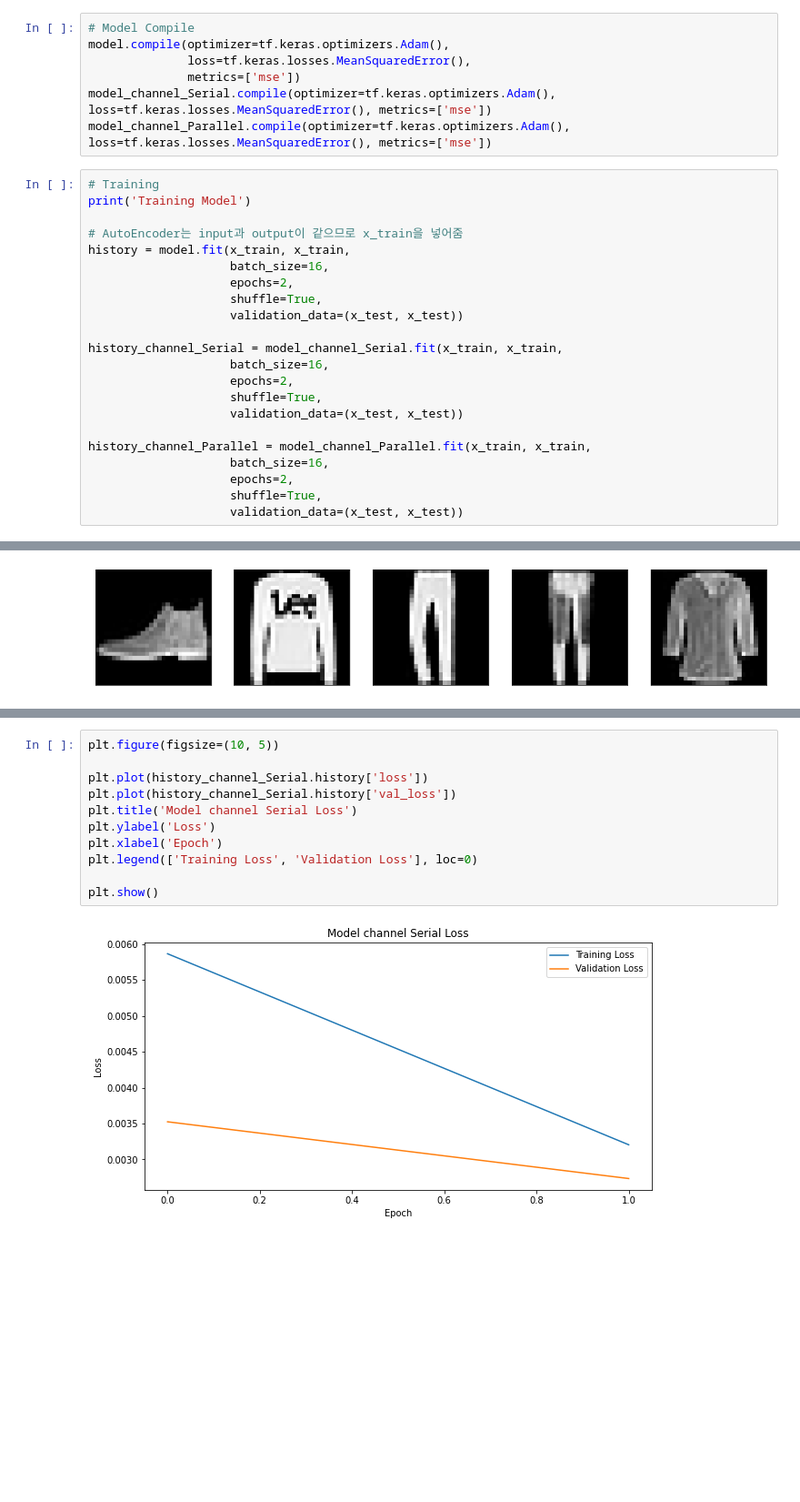
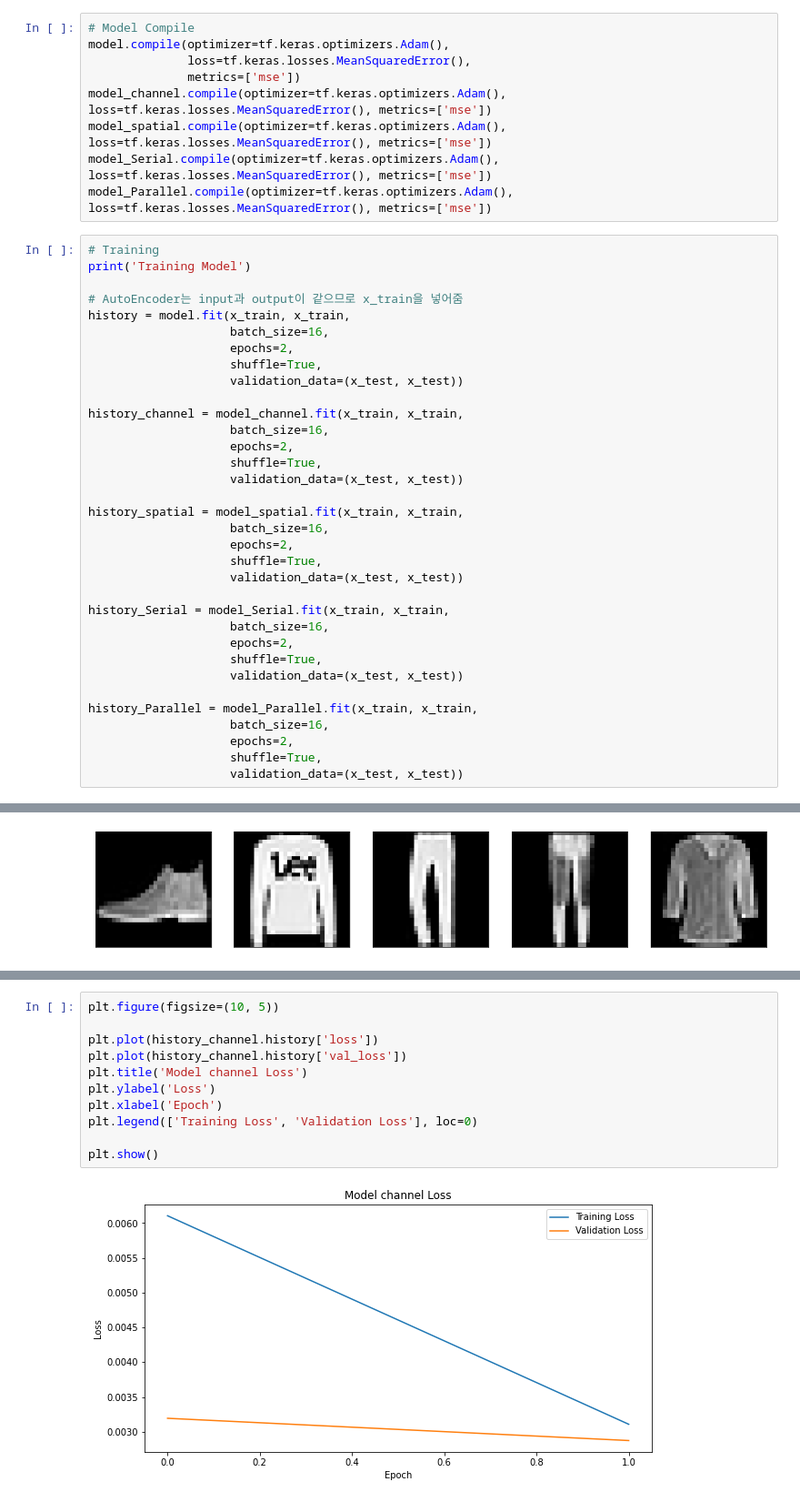
Before and after one commit to Thirdsense3/VisualComputing_test, a Jupyter notebook: [기말_과제_1]_Fashion_MNIST_AutoEncoder.ipynb, the cells around one changed output, grey strips where cells are left out. Shown at 91% size. Saved outputs shown, nothing was run; the diff lists cells and outputs as text; blank space fills up the shorter version.

```diff
--- a/[기말_과제_1]_Fashion_MNIST_AutoEncoder.ipynb
+++ b/[기말_과제_1]_Fashion_MNIST_AutoEncoder.ipynb
@@ -247,8 +323,10 @@ ________________________________________________________________________________
 model.compile(optimizer=tf.keras.optimizers.Adam(),
               loss=tf.keras.losses.MeanSquaredError(),
               metrics=['mse'])
-model_channel_Serial.compile(optimizer=tf.keras.optimizers.Adam(), loss=tf.keras.losses.MeanSquaredError(), metrics=['mse'])
-model_channel_Parallel.compile(optimizer=tf.keras.optimizers.Adam(), loss=tf.keras.losses.MeanSquaredError(), metrics=['mse'])
+model_channel.compile(optimizer=tf.keras.optimizers.Adam(), loss=tf.keras.losses.MeanSquaredError(), metrics=['mse'])
+model_spatial.compile(optimizer=tf.keras.optimizers.Adam(), loss=tf.keras.losses.MeanSquaredError(), metrics=['mse'])
+model_Serial.compile(optimizer=tf.keras.optimizers.Adam(), loss=tf.keras.losses.MeanSquaredError(), metrics=['mse'])
+model_Parallel.compile(optimizer=tf.keras.optimizers.Adam(), loss=tf.keras.losses.MeanSquaredError(), metrics=['mse'])
 # %%
 # Training
 print('Training Model')
@@ -260,17 +338,29 @@ history = model.fit(x_train, x_train,
                     shuffle=True,
                     validation_data=(x_test, x_test))
 
-history_channel_Serial = model_channel_Serial.fit(x_train, x_train,
+history_channel = model_channel.fit(x_train, x_train,
                     batch_size=16,
                     epochs=2,
                     shuffle=True,
                     validation_data=(x_test, x_test))
 
-history_channel_Parallel = model_channel_Parallel.fit(x_train, x_train,
+history_spatial = model_spatial.fit(x_train, x_train,
                     batch_size=16,
                     epochs=2,
                     shuffle=True,
                     validation_data=(x_test, x_test))
+
+history_Serial = model_Serial.fit(x_train, x_train,
+                    batch_size=16,
+                    epochs=2,
+                    shuffle=True,
+                    validation_data=(x_test, x_test))
+
+history_Parallel = model_Parallel.fit(x_train, x_train,
+                    batch_size=16,
+                    epochs=2,
+                    shuffle=True,
+                    validation_data=(x_test, x_test))
 # %% [output]
 Training Model
 Epoch 1/2
@@ -365,13 +489,13 @@ plt.show()
 # %%
 plt.figure(figsize=(10, 5))
 
-plt.plot(history_channel_Serial.history['loss'])
-plt.plot(history_channel_Serial.history['val_loss'])
-plt.title('Model channel Serial Loss')
+plt.plot(history_channel.history['loss'])
+plt.plot(history_channel.history['val_loss'])
+plt.title('Model channel Loss')
 plt.ylabel('Loss')
 plt.xlabel('Epoch')
 plt.legend(['Training Loss', 'Validation Loss'], loc=0)
 
 plt.show()
 # %% [output]
-[figure, old version]
+[figure, new version]
```
Also changed, not shown: parts of 14 cells of this notebook.
